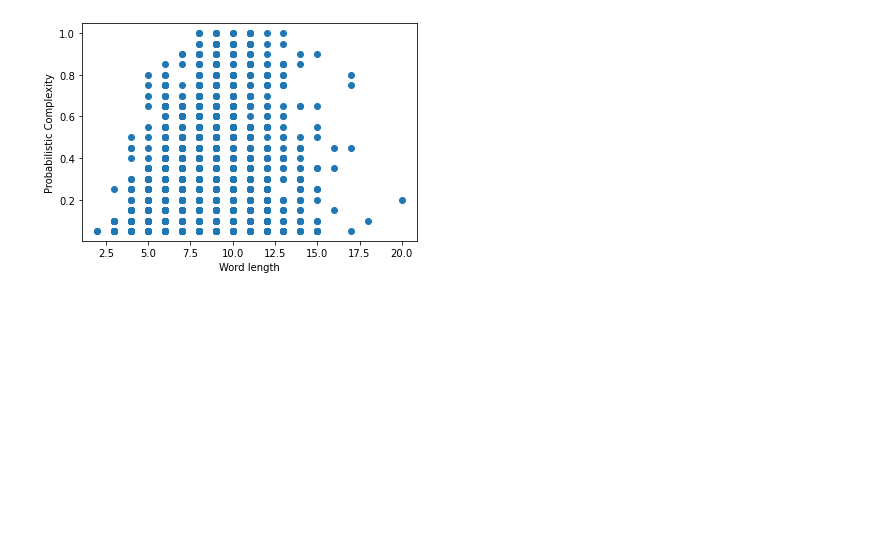
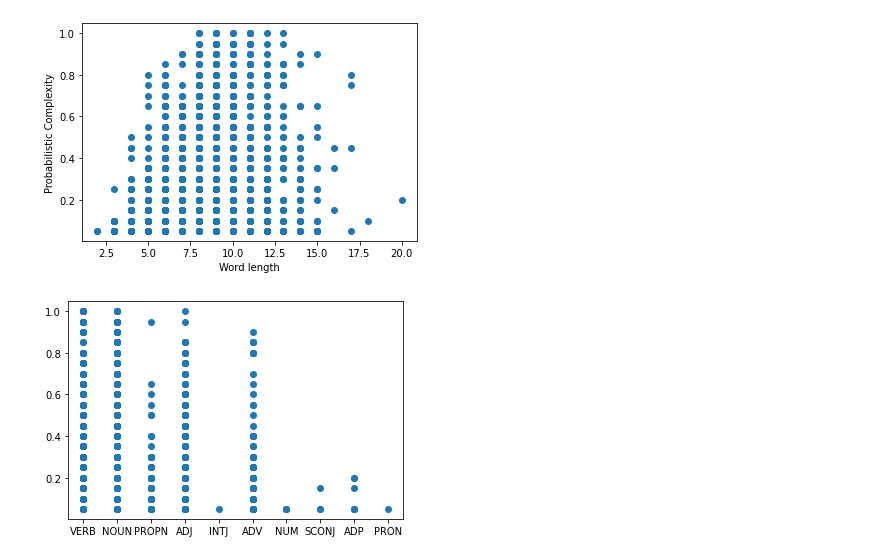
Before and after one commit to Caesar-blip/NLP, a Jupyter notebook: Ass1_PartB.ipynb, the cells around one changed output. Drawn from its saved outputs; the diff is of its cells as text; code cells hidden in the pictures; blank space fills up the shorter version.

```diff
--- a/Ass1_PartB.ipynb
+++ b/Ass1_PartB.ipynb
@@ -59,3 +89,8 @@ plt.ylabel("Probabilistic Complexity")
 plt.show()
 # %% [output]
 [figure]
+# %%
+plt.scatter(np.array(postags).T[0], np.array(postags).T[1].astype('float'))
+plt.show()
+# %% [output]
+[figure, added]
```
Also changed, not shown: parts of 7 cells of this notebook.
